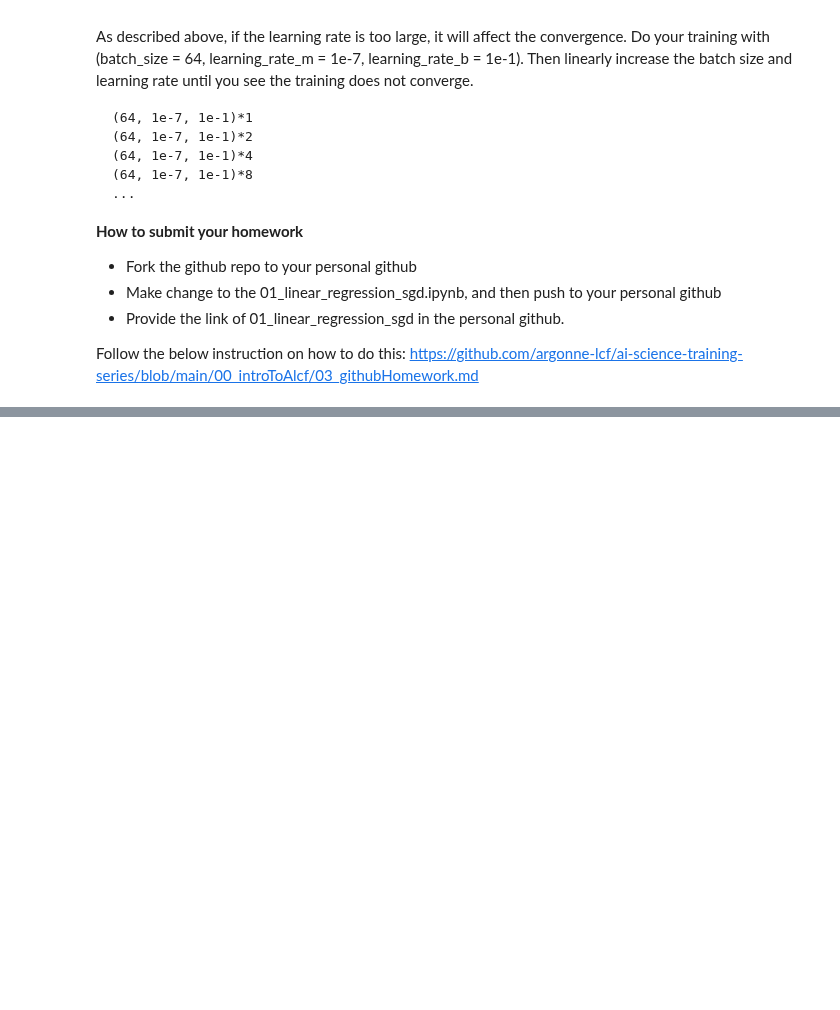
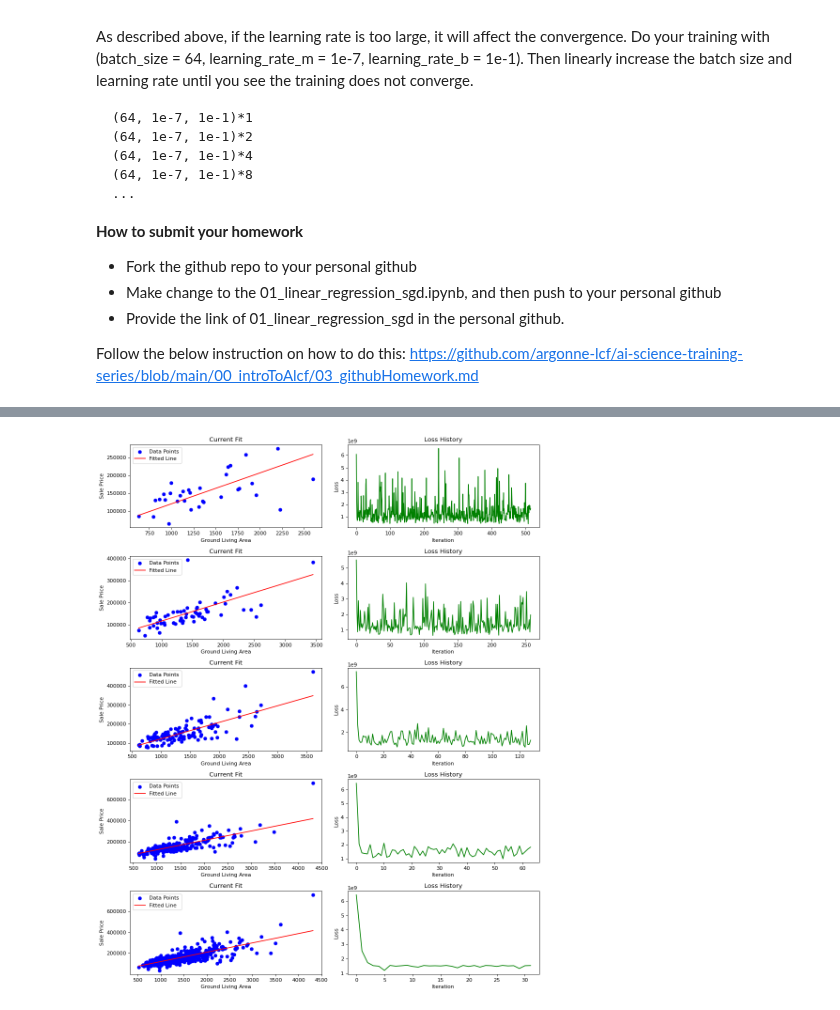
Before and after one commit to argonne-lcf/ai-science-training-series, a Jupyter notebook: 01_intro_AI_on_Supercomputer/01_linear_regression_sgd.ipynb, the cells around one changed output, grey strips where cells are left out. Saved outputs shown, nothing was run; the diff lists cells and outputs as text; code cells hidden in the pictures; blank space fills up the shorter version.

```diff
--- a/01_intro_AI_on_Supercomputer/01_linear_regression_sgd.ipynb
+++ b/01_intro_AI_on_Supercomputer/01_linear_regression_sgd.ipynb
@@ -391,3 +391,94 @@ As described above, if the learning rate is too large, it will affect the conver
 
 Follow the below instruction on how to do this:
 https://github.com/argonne-lcf/ai-science-training-series/blob/main/00_introToAlcf/03_githubHomework.md
+# %%
+# Homework 1
+# Mini Batch Training
+
+# Import necessary libraries
+import numpy as np
+import pandas as pd
+import matplotlib.pyplot as plt
+
+# Define constants
+BATCH_SIZES = [32, 64, 128, 256, 512]  # Different batch sizes to test
+LEARNING_RATE_M = 1e-7  # Learning rate for the slope (m)
+LEARNING_RATE_B = 1e-1  # Learning rate for the intercept (b)
+
+# Store loss values for each batch size
+loss_batch = []
+
+# Function definitions for updating m, b and calculating loss
+def updated_m(data_x, data_y, m, b, learning_rate):
+    N = len(data_y)  # Number of samples in the batch
+    gradient = -2/N * np.sum(data_x * (data_y - (m * data_x + b)))
+    return m - learning_rate * gradient
+
+def updated_b(data_x, data_y, m, b, learning_rate):
+    N = len(data_y)  # Number of samples in the batch
+    gradient = -2/N * np.sum(data_y - (m * data_x + b))
+    return b - learning_rate * gradient
+
+def loss(data_x, data_y, m, b):
+    return (data_y - (m * data_x + b)) ** 2
+
+def plot_data(data_x, data_y, m, b, ax):
+    ax.scatter(data_x, data_y, color='blue', label='Data Points')
+    line_x = np.array([data_x.min(), data_x.max()])
+    line_y = m * line_x + b
+    ax.plot(line_x, line_y, color='red', label='Fitted Line')
+    ax.set_xlabel('Ground Living Area')
+    ax.set_ylabel('Sale Price')
+    ax.set_title('Current Fit')
+    ax.legend()
+
+# Set up the figure and axes for plotting (6 rows, 2 columns)
+fig, ax = plt.subplots(len(BATCH_SIZES), 2, figsize=(12, 3 * len(BATCH_SIZES)), dpi=80)
+plt.ion()  # Enable interactive mode
+
+# Main loop to perform gradient descent for different batch sizes
+for row, batch_size in enumerate(BATCH_SIZES):
+    loop_N = 30 * len(data) // batch_size
+    loss_history = []  # To store loss history for the current batch size
+    m = 5.0  # Initial slope
+    b = 1000.0  # Initial intercept
+
+    print(f'Batch Size = {batch_size}, Number of Iterations = {loop_N}')
+
+    for i in range(loop_N):
+        # Sample a batch of data
+        data_batch = data.sample(batch_size, replace=False)
+        data_x = data_batch['GrLivArea'].to_numpy()  # Independent variable
+        data_y = data_batch['SalePrice'].to_numpy()  # Dependent variable
+
+        # Update slope and intercept
+        m = updated_m(data_x, data_y, m, b, LEARNING_RATE_M)
+        b = updated_b(data_x, data_y, m, b, LEARNING_RATE_B)
+
+        # Calculate the current loss value
+        loss_value = np.mean(loss(data_x, data_y, m, b))
+
+        # Store the loss value for this iteration
+        loss_history.append(loss_value)
+
+    # Update the current data and fit for the subplot
+    ax[row, 0].clear()  # Clear previous plot for current fit
+    plot_data(data_x, data_y, m, b, ax[row, 0])  # Plot current data and fit
+
+    # Update loss history plot
+    ax[row, 1].clear()  # Clear previous loss history plot
+    ax[row, 1].plot(loss_history, color='green')
+    ax[row, 1].set_xlabel('Iteration')
+    ax[row, 1].set_ylabel('Loss')
+    ax[row, 1].set_title('Loss History')
+
+    # Adjust layout to prevent overlap
+    plt.tight_layout()
+    plt.draw()  # Update the plot
+
+    # Append the loss history for the current batch size to loss_batch
+    loss_batch.append(loss_history)
+
+plt.ioff()  # Disable interactive mode
+plt.show()  # Show the final plot
+# %% [output]
@@ -393,0 +490 @@ https://github.com/argonne-lcf/ai-science-training-series/blob/main/00_introToAl
+[figure, added]
```
Also changed, not shown: parts of 3 cells of this notebook.
